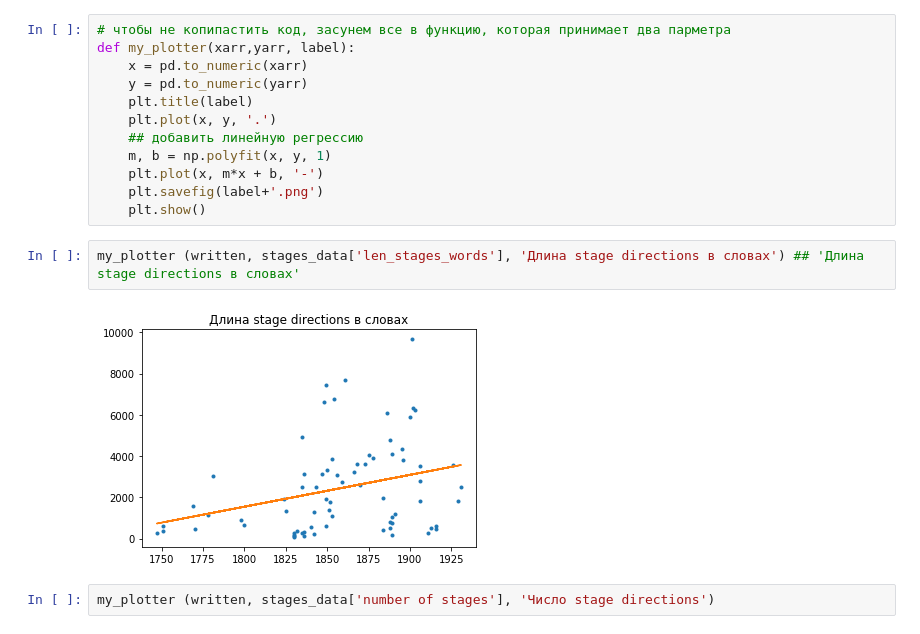
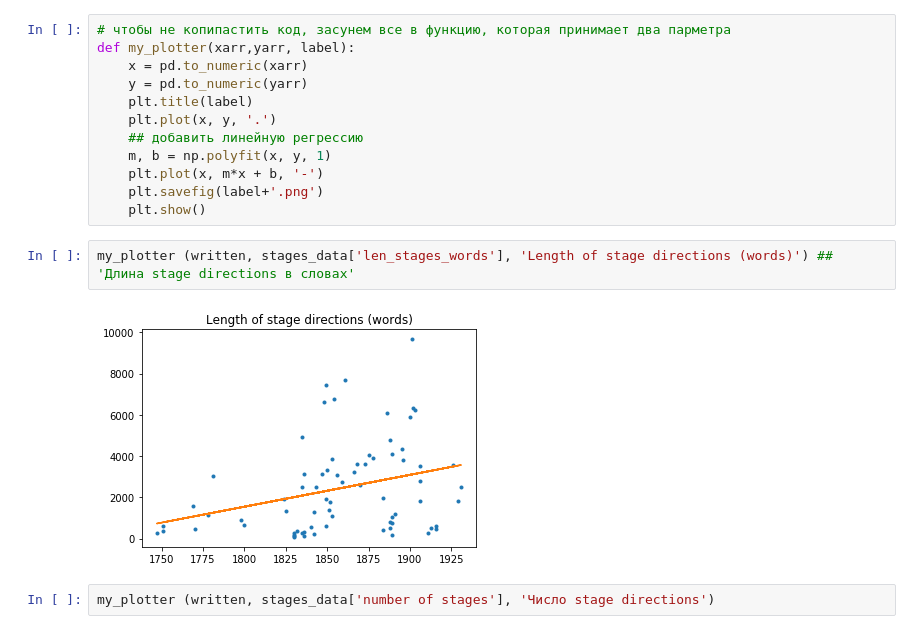
Before and after one commit to lehkost/RusDraCor, a Jupyter notebook: Calculating_stuff_in_plays/EpificationOfRussianDrama/RusDraCor Stage Directions Quantiative & Linguistic Analysis by Danya S..ipynb, the cells around one changed output. Cells and saved outputs as stored; diff of their text form.

```diff
--- a/Calculating_stuff_in_plays/EpificationOfRussianDrama/RusDraCor Stage Directions Quantiative & Linguistic Analysis by Danya S..ipynb
+++ b/Calculating_stuff_in_plays/EpificationOfRussianDrama/RusDraCor Stage Directions Quantiative & Linguistic Analysis by Danya S..ipynb
@@ -220,9 +220,9 @@ def my_plotter(xarr,yarr, label):
     plt.savefig(label+'.png')
     plt.show()
 # %%
-my_plotter (written, stages_data['len_stages_words'], 'Длина stage directions в словах') ## 'Длина stage directions в словах'
+my_plotter (written, stages_data['len_stages_words'], 'Length of stage directions (words)') ## 'Длина stage directions в словах'
 # %% [output]
-[figure, old version]
+[figure, new version]
 # %%
 my_plotter (written, stages_data['number of stages'], 'Число stage directions')
 # %% [output]
```
Also changed, not shown: parts of 1 cell of this notebook, 3 other files.
